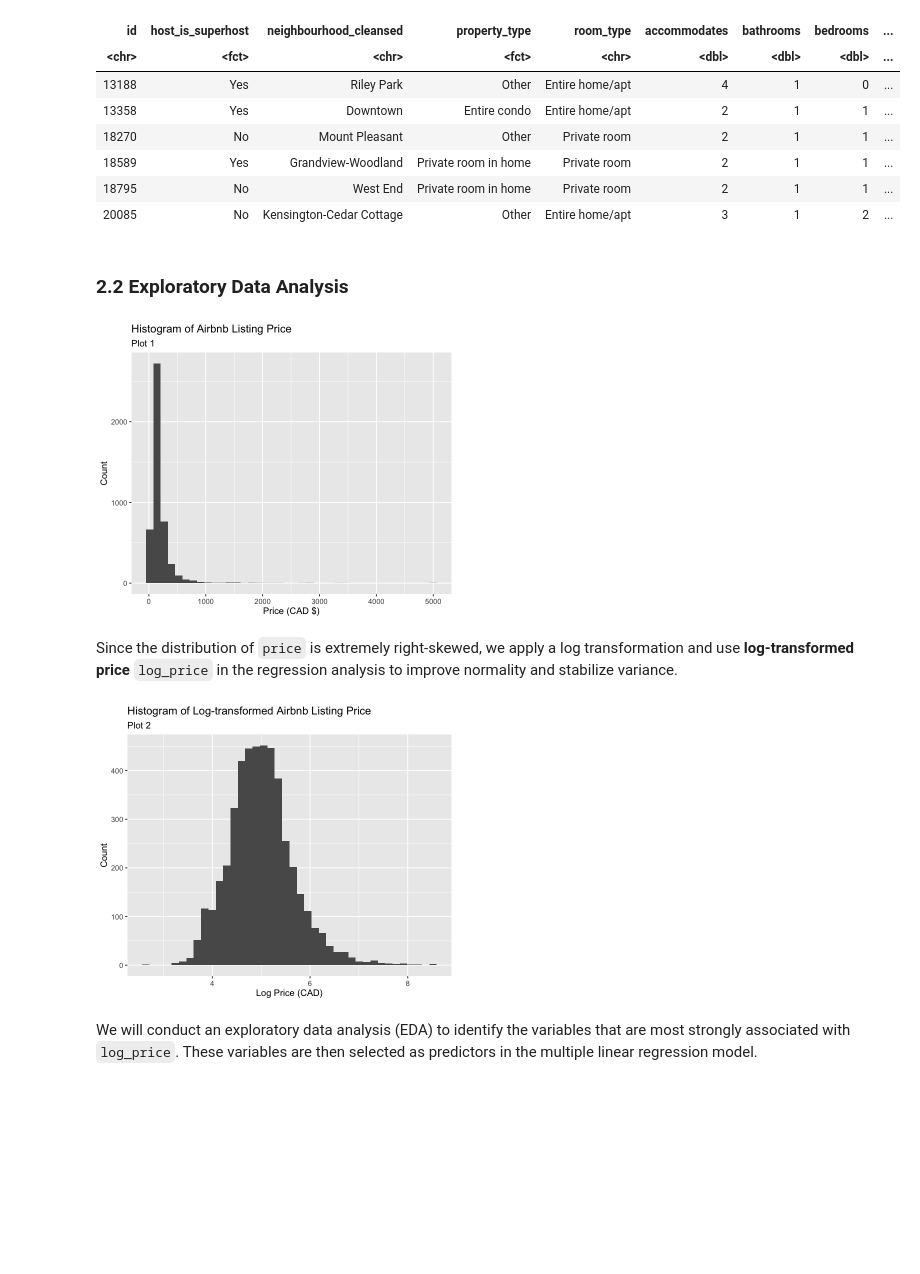
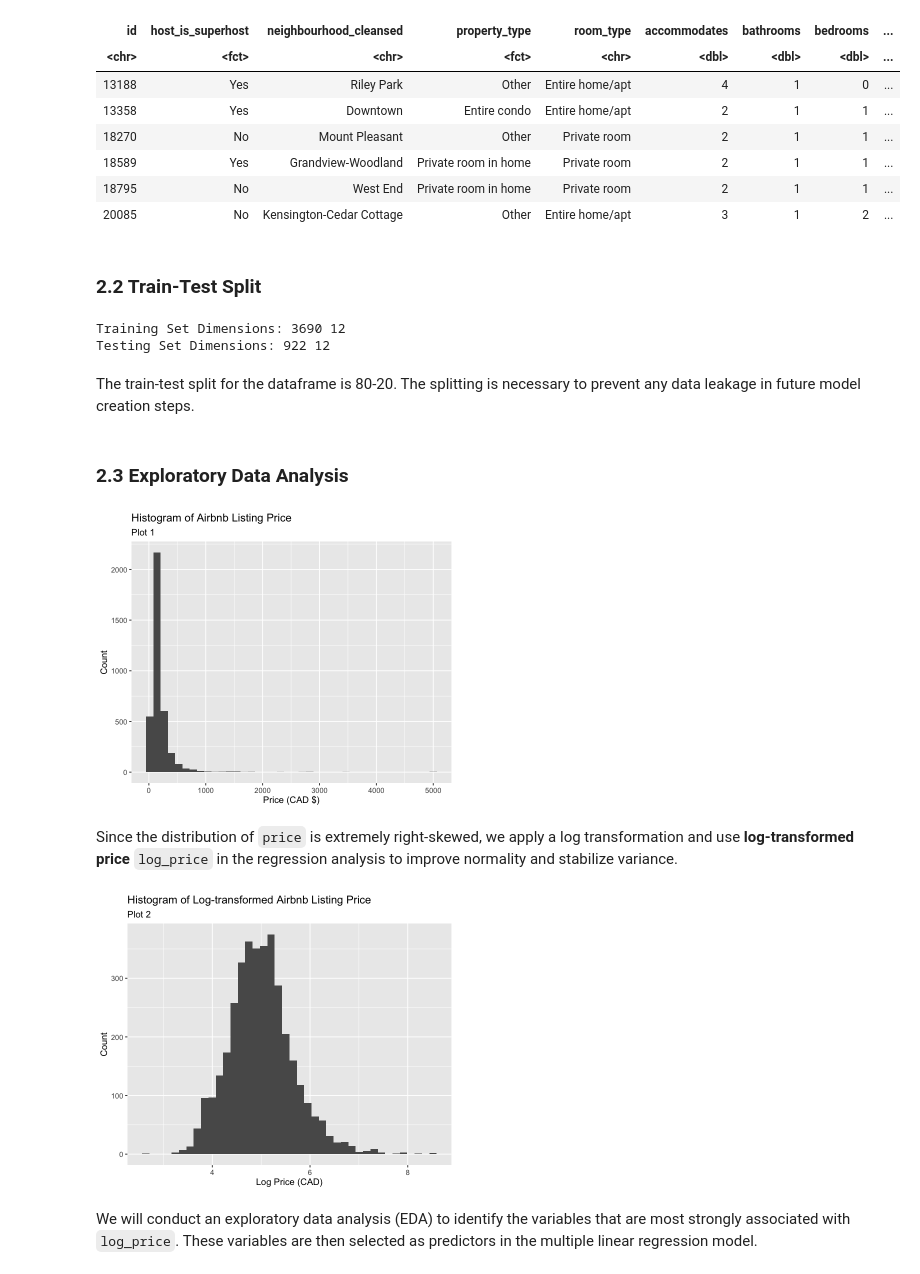
Before and after one commit to UBC-DSCI-310-2025W2/dsci-310-group-01-jet2holiday, a Jupyter notebook: src/airbnb_price_analysis.ipynb, the cells around one changed output. Drawn from its saved outputs; the diff is of its cells as text; code cells hidden in the pictures; blank space fills up the shorter version.

Commit message:
Edited analysis discussion & incorporated prediction aspect

```diff
--- a/src/airbnb_price_analysis.ipynb
+++ b/src/airbnb_price_analysis.ipynb
@@ -132,36 +150,51 @@ A tibble: 6 x 12
 | 18795 | No | West End | Private room in home | Private room | 2 | 1 | 1 | ... |
 | 20085 | No | Kensington-Cedar Cottage | Other | Entire home/apt | 3 | 1 | 2 | ... |
 # %% [markdown]
-### 2.2 Exploratory Data Analysis
+### 2.2 Train-Test Split
+# %%
+airbnb_train <- airbnb %>%
+    dplyr::sample_frac(0.8)
+
+airbnb_test <- dplyr::anti_join(airbnb, airbnb_train, by = 'id')
+
+cat("Training Set Dimensions:", dim(airbnb_train), "\n")
+cat("Testing Set Dimensions:", dim(airbnb_test), "\n")
+# %% [output]
+Training Set Dimensions: 3690 12
+Testing Set Dimensions: 922 12
+# %% [markdown]
+The train-test split for the dataframe is 80-20. The splitting is necessary to prevent any data leakage in future model creation steps.
+# %% [markdown]
+### 2.3 Exploratory Data Analysis
 # %%
 options(repr.plot.width = 6, repr.plot.height = 5)
 
 # Plot a histogram of 'price'
-p1 <- ggplot(airbnb, aes(x = price)) +
+p1 <- ggplot(airbnb_train, aes(x = price)) +
   geom_histogram(bins = 40) +
   labs(title = "Histogram of Airbnb Listing Price",
        x = "Price (CAD $)", y = "Count", subtitle = "Plot 1")
 
 p1
 # %% [output]
-[figure, old version]
+[figure, new version]
 # %% [markdown]
 Since the distribution of `price` is extremely right-skewed, we apply a log transformation and use **log-transformed price** `log_price` in the regression analysis to improve normality and stabilize variance.
 # %%
 # Create a column called 'log_price'
-airbnb <- airbnb %>%
+airbnb_train <- airbnb_train %>%
   mutate(log_price = log(price))
 # %%
 options(repr.plot.width = 6, repr.plot.height = 5)
 
 # Plot a histogram of 'log_price'
-p2 <- ggplot(airbnb, aes(x = log_price)) +
+p2 <- ggplot(airbnb_train, aes(x = log_price)) +
   geom_histogram(bins = 40) +
   labs(title = "Histogram of Log-transformed Airbnb Listing Price",
        x = "Log Price (CAD)", y = "Count", subtitle = "Plot 2")
 
 p2
 # %% [output]
-[figure, old version]
+[figure, new version]
 # %% [markdown]
 We will conduct an exploratory data analysis (EDA) to identify the variables that are most strongly associated with `log_price`. These variables are then selected as predictors in the multiple linear regression model.
```
Also changed, not shown: parts of 26 cells of this notebook.
